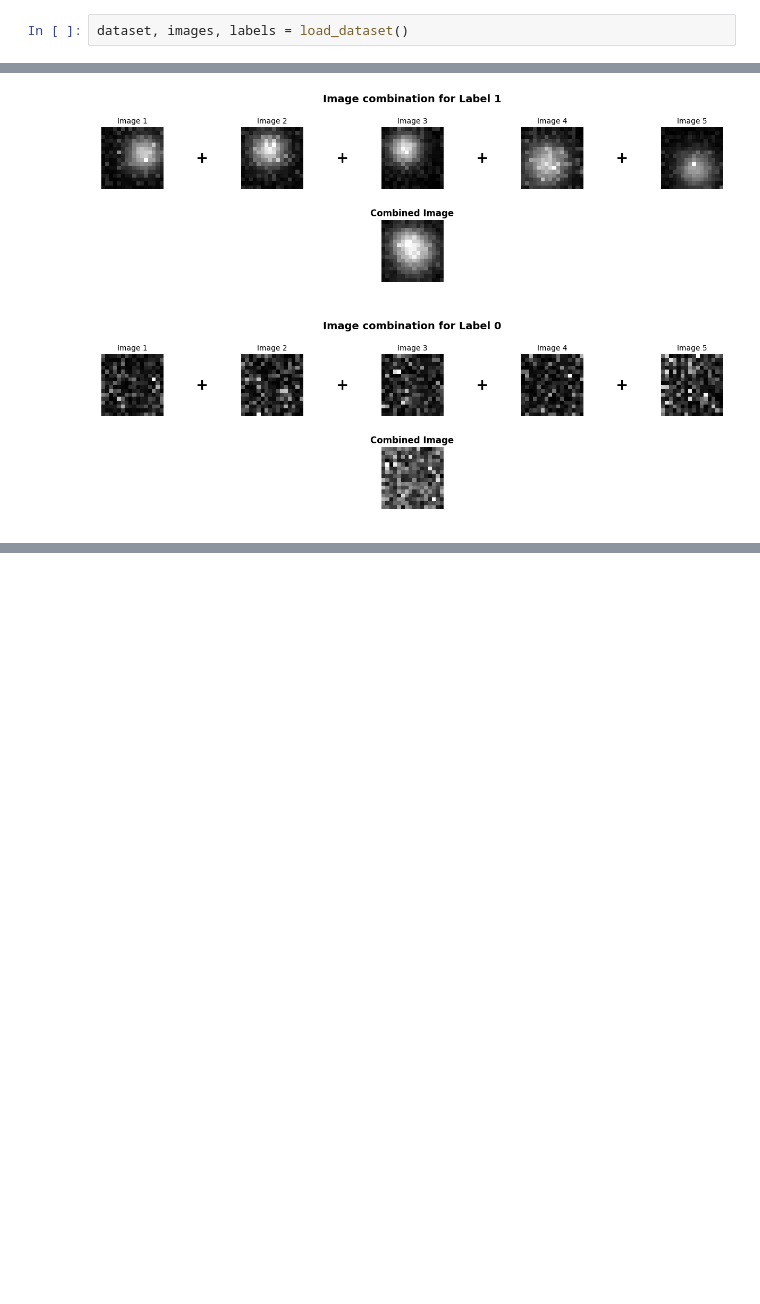
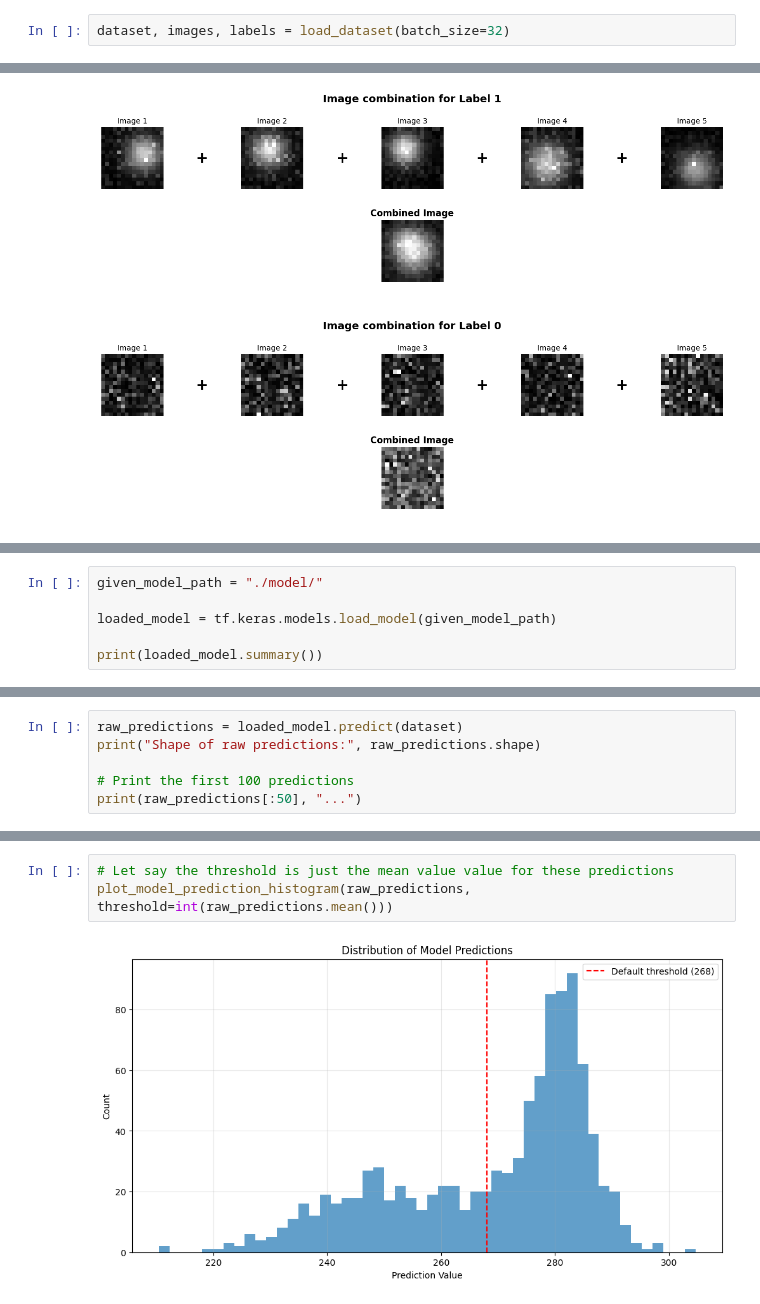
Before and after one commit to mach-12/cicada-gsoc-evaluation-task, a Jupyter notebook: solution.ipynb, the cells around one changed output, grey strips where cells are left out. Drawn from its saved outputs; the diff is of its cells as text; blank space fills up the shorter version.

Commit message:
- Loading models to make predictions - Plotting Confusion Matrix, ROC-AUC and other curves - Figuring out the behavior of the Lambda Layer and the Model - Explaining miss-classifications of the model

```diff
--- a/solution.ipynb
+++ b/solution.ipynb
@@ -46,7 +77,7 @@ from scripts.exploration_plots import (
 # %% [markdown]
 Let's load the dataset as a `tf.data.Dataset` object
 # %%
-dataset, images, labels = load_dataset()
+dataset, images, labels = load_dataset(batch_size=32)
 # %% [markdown]
 From here we observe that there are **1000** images of size **16x16**. Each image either has the label as `1` or `0`
 # %%
@@ -172,0 +214,6 @@ plot_combined_image(images, labels, label_target=0)
+# %%
+given_model_path = "./model/"
+
+loaded_model = tf.keras.models.load_model(given_model_path)
+
+print(loaded_model.summary())
@@ -172,0 +242,6 @@ plot_combined_image(images, labels, label_target=0)
+# %%
+raw_predictions = loaded_model.predict(dataset)
+print("Shape of raw predictions:", raw_predictions.shape)
+
+# Print the first 100 predictions
+print(raw_predictions[:50], "...")
@@ -172,0 +259,5 @@ plot_combined_image(images, labels, label_target=0)
+# %%
+# Let say the threshold is just the mean value value for these predictions
+plot_model_prediction_histogram(raw_predictions, threshold=int(raw_predictions.mean()))
+# %% [output]
+[figure, added]
```
Also changed, not shown: parts of 33 cells of this notebook.
